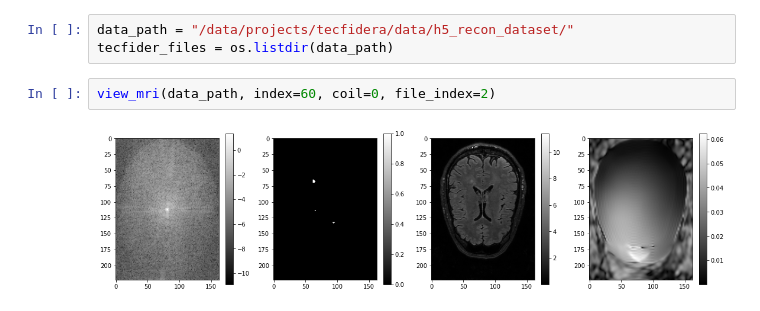
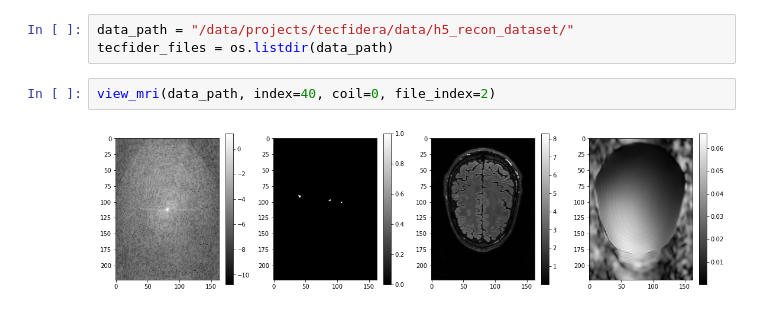
Before and after one commit to LysanderdeJong/RecSeg, a Jupyter notebook: tecfedera_recon.ipynb, the cells around one changed output. Saved outputs shown, nothing was run; the diff lists cells and outputs as text.

```diff
--- a/tecfedera_recon.ipynb
+++ b/tecfedera_recon.ipynb
@@ -287,6 +287,6 @@ for i in recon_dataset_files:
 data_path = "/data/projects/tecfidera/data/h5_recon_dataset/"
 tecfider_files = os.listdir(data_path)
 # %%
-view_mri(data_path, index=60, coil=0, file_index=2)
+view_mri(data_path, index=40, coil=0, file_index=2)
 # %% [output]
-[figure, old version]
+[figure, new version]
```
Also changed, not shown: 10 other files.
